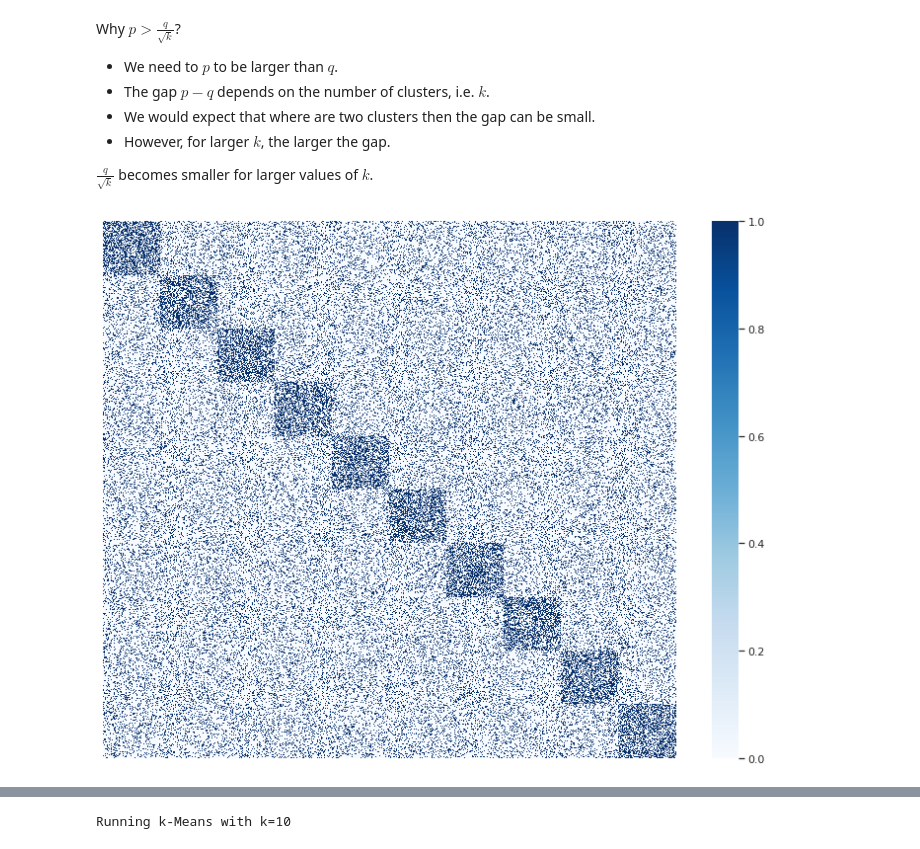
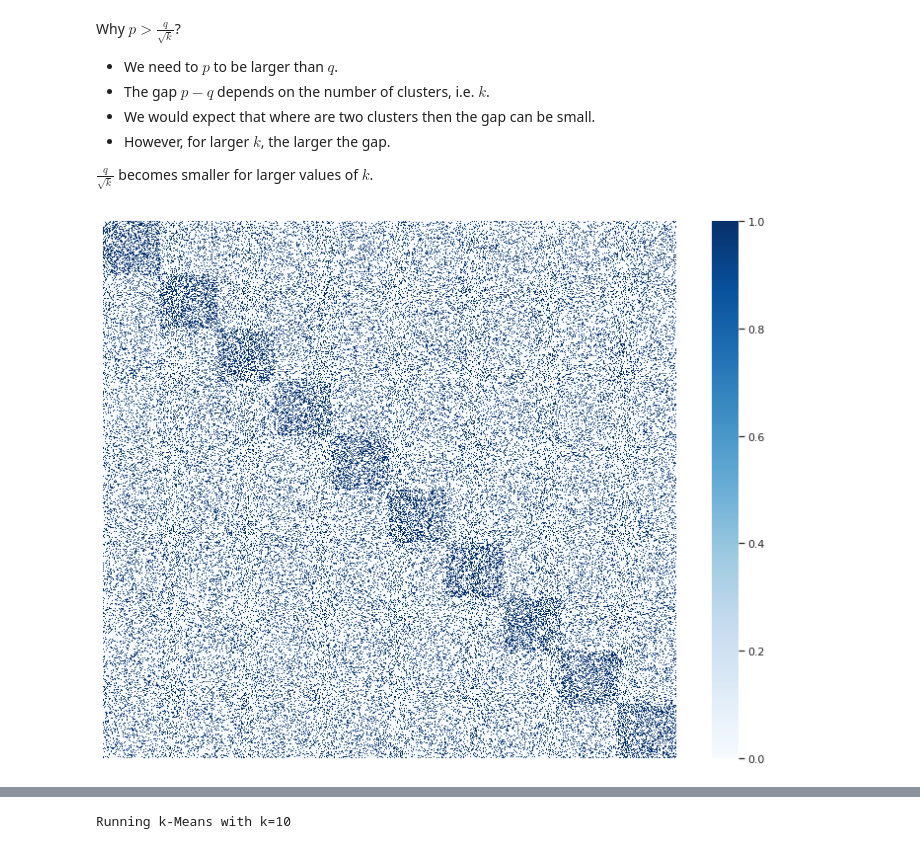
Before and after one commit to sheikhomar/mixture-learning, a Jupyter notebook: notebooks/06-planted-partition.ipynb, the cells around one changed output, grey strips where cells are left out. Saved outputs shown, nothing was run; the diff lists cells and outputs as text; code cells hidden in the pictures.

Commit message:
Update planted partition notebook.

```diff
--- a/notebooks/06-planted-partition.ipynb
+++ b/notebooks/06-planted-partition.ipynb
@@ -26,26 +28,26 @@ from app.algorithms import random_walk
 from tqdm import tqdm
 
 sns.set(style="whitegrid")
-# %%
-def generate_planted_partition_graph(k: int, n_per_cluster: int, proba_in: float, proba_out: float):
-    sizes = [n_per_cluster] * k
-    labels = [label for label, size in enumerate(sizes) for _ in range(size)]
-
-    n_blocks = len(sizes)
-
-    probability_matrix = np.ones(shape=(n_blocks, n_blocks)) * proba_out
-    np.fill_diagonal(probability_matrix, proba_in)
-    g = nx.stochastic_block_model(sizes=sizes, p=probability_matrix)
-    adjacency_matrix = nx.to_numpy_matrix(g)
-
-    return adjacency_matrix, labels
+# %%
+def generate_planted_partition_graph(k: int, n_per_cluster: int, proba_in: float, proba_out: float):
+    sizes = [n_per_cluster] * k
+    labels = [label for label, size in enumerate(sizes) for _ in range(size)]
+
+    n_blocks = len(sizes)
+
+    probability_matrix = np.ones(shape=(n_blocks, n_blocks)) * proba_out
+    np.fill_diagonal(probability_matrix, proba_in)
+    adjacency_matrix = sbm(n=sizes, p=probability_matrix)
+
+    return adjacency_matrix, labels
 # %%
 k = 10
+steps = 1
 n_per_cluster = 100
 n_nodes = k * n_per_cluster
 
 q = 0.2
 # p = q + 0.3 + q/np.sqrt(k)
-p = q + 0.3
+p = q + 0.2
 p
 # %% [output]
@@ -60,12 +62,12 @@ Why $p > \frac{q}{\sqrt{k}}$?
 
 $\frac{q}{\sqrt{k}}$ becomes smaller for larger values of $k$.
 # %%
-S, labels = generate_planted_partition_graph(k, 100, p, q)
+S, labels = generate_planted_partition_graph(k=k, n_per_cluster=100, proba_in=p, proba_out=q)
 fig, ax = plt.subplots(figsize=(13, 10))
 sns.heatmap(S, cmap="Blues", ax=ax)
 ax.set_axis_off()
 # %% [output]
-[figure, old version]
+[figure, new version]
 # %%
 # available_colors = ['red', 'green', '#efefef']
 # available_colors = sns.color_palette("hls", k)
```
Also changed, not shown: parts of 8 cells of this notebook.
